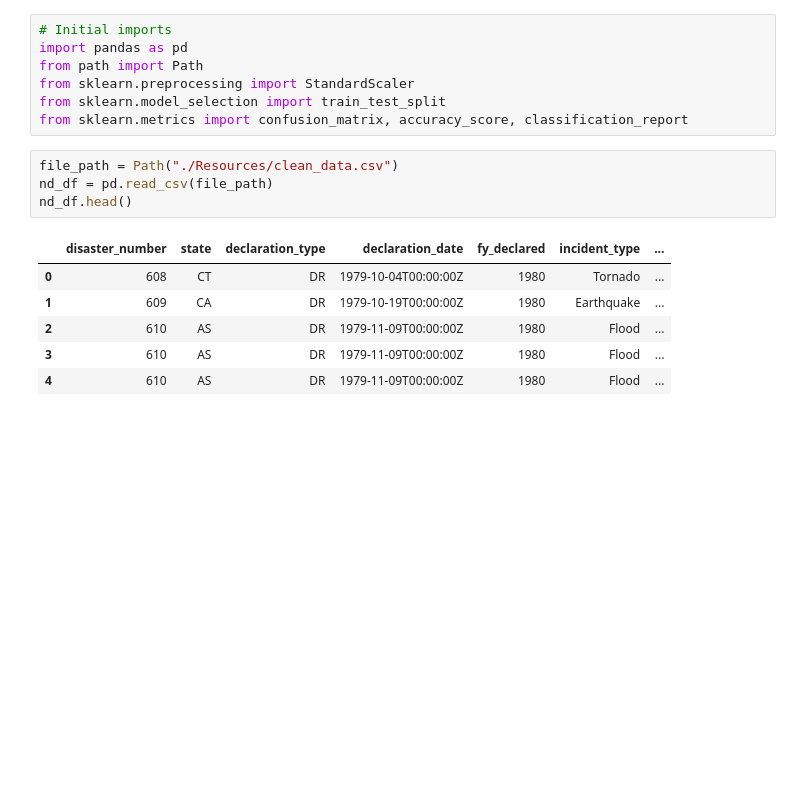
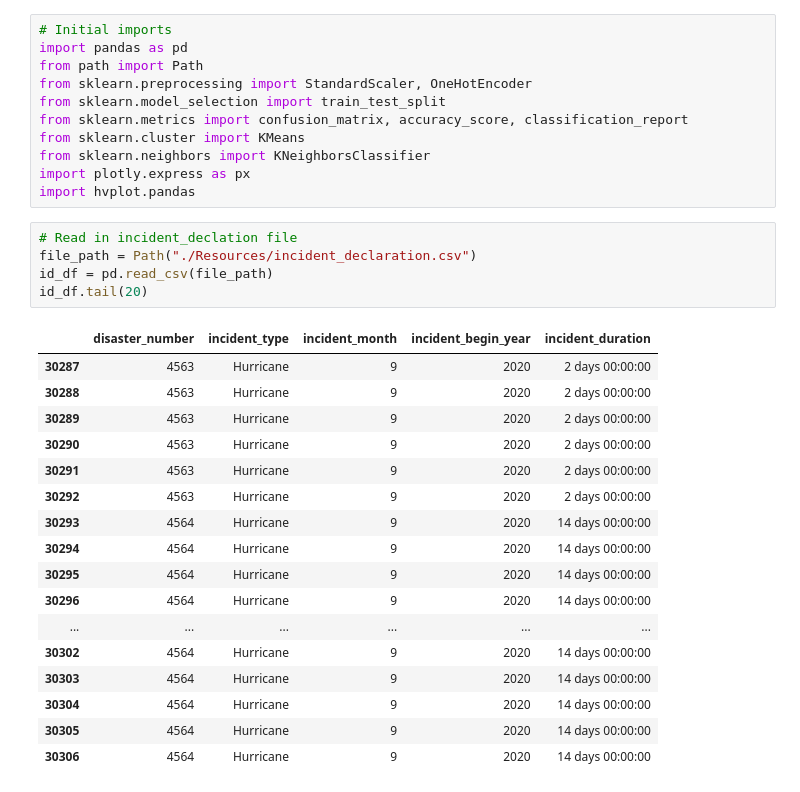
Before and after one commit to jeaninemjordan/US_Natural_Disaster_Analysis, a Jupyter notebook: NaturalDisasterML.ipynb, the cells around one changed output. Drawn from its saved outputs; the diff is of its cells as text; blank space fills up the shorter version.

```diff
--- a/NaturalDisasterML.ipynb
+++ b/NaturalDisasterML.ipynb
@@ -2,17 +2,33 @@
 # Initial imports
 import pandas as pd
 from path import Path
-from sklearn.preprocessing import StandardScaler
+from sklearn.preprocessing import StandardScaler, OneHotEncoder
 from sklearn.model_selection import train_test_split
 from sklearn.metrics import confusion_matrix, accuracy_score, classification_report
+from sklearn.cluster import KMeans
+from sklearn.neighbors import KNeighborsClassifier
+import plotly.express as px
+import hvplot.pandas
 # %%
-file_path = Path("./Resources/clean_data.csv")
-nd_df = pd.read_csv(file_path)
-nd_df.head()
+# Read in incident_declation file
+file_path = Path("./Resources/incident_declaration.csv")
+id_df = pd.read_csv(file_path)
+id_df.tail(20)
 # %% [output]
-|  | disaster_number | state | declaration_type | declaration_date | fy_declared | incident_type | ... |
-| 0 | 608 | CT | DR | 1979-10-04T00:00:00Z | 1980 | Tornado | ... |
-| 1 | 609 | CA | DR | 1979-10-19T00:00:00Z | 1980 | Earthquake | ... |
-| 2 | 610 | AS | DR | 1979-11-09T00:00:00Z | 1980 | Flood | ... |
-| 3 | 610 | AS | DR | 1979-11-09T00:00:00Z | 1980 | Flood | ... |
-| 4 | 610 | AS | DR | 1979-11-09T00:00:00Z | 1980 | Flood | ... |
+|  | disaster_number | incident_type | incident_month | incident_begin_year | incident_duration |
+| 30287 | 4563 | Hurricane | 9 | 2020 | 2 days 00:00:00 |
+| 30288 | 4563 | Hurricane | 9 | 2020 | 2 days 00:00:00 |
+| 30289 | 4563 | Hurricane | 9 | 2020 | 2 days 00:00:00 |
+| 30290 | 4563 | Hurricane | 9 | 2020 | 2 days 00:00:00 |
+| 30291 | 4563 | Hurricane | 9 | 2020 | 2 days 00:00:00 |
+| 30292 | 4563 | Hurricane | 9 | 2020 | 2 days 00:00:00 |
+| 30293 | 4564 | Hurricane | 9 | 2020 | 14 days 00:00:00 |
+| 30294 | 4564 | Hurricane | 9 | 2020 | 14 days 00:00:00 |
+| 30295 | 4564 | Hurricane | 9 | 2020 | 14 days 00:00:00 |
+| 30296 | 4564 | Hurricane | 9 | 2020 | 14 days 00:00:00 |
+| ... | ... | ... | ... | ... | ... |
+| 30302 | 4564 | Hurricane | 9 | 2020 | 14 days 00:00:00 |
+| 30303 | 4564 | Hurricane | 9 | 2020 | 14 days 00:00:00 |
+| 30304 | 4564 | Hurricane | 9 | 2020 | 14 days 00:00:00 |
+| 30305 | 4564 | Hurricane | 9 | 2020 | 14 days 00:00:00 |
+| 30306 | 4564 | Hurricane | 9 | 2020 | 14 days 00:00:00 |
```
Also changed, not shown: parts of 25 cells of this notebook.
